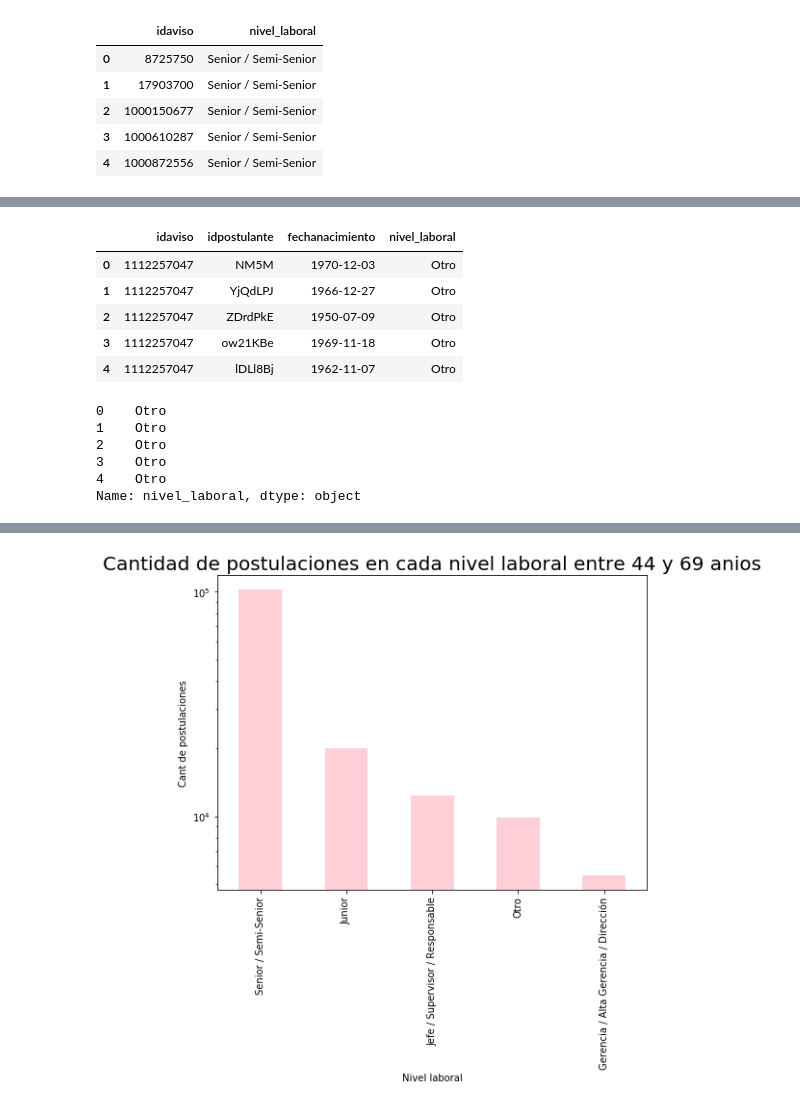
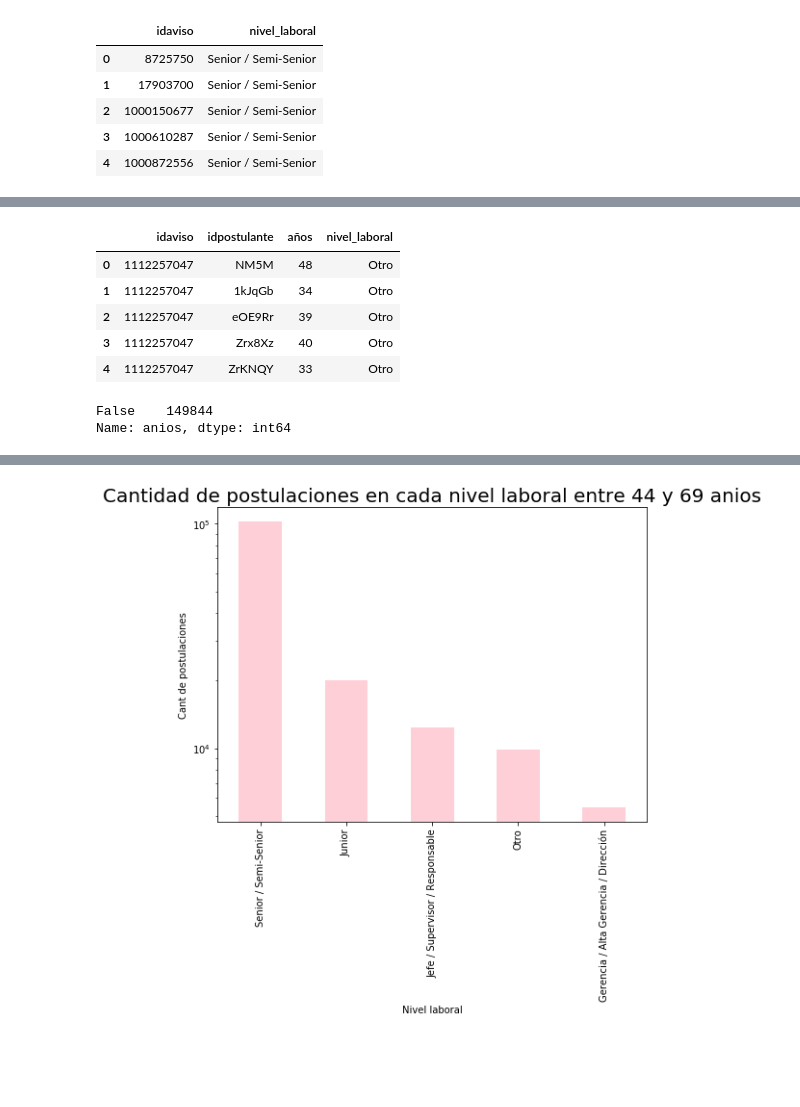
Before and after one commit to matfonseca/OrgaDatos, a Jupyter notebook: Analisis exploratorio.ipynb, the cells around one changed output, grey strips where cells are left out. Cells and saved outputs as stored; diff of their text form; code cells hidden in the pictures; blank space fills up the shorter version.

```diff
--- a/Analisis exploratorio.ipynb
+++ b/Analisis exploratorio.ipynb
@@ -308,8 +306,9 @@ data_ads_details['nivel_laboral'].isnull().value_counts()
 False    13534
 Name: nivel_laboral, dtype: int64
 # %%
-#me quedo con los postulantes de edaddes entre 44 y 69
-data_postulant_sex_age['fechanacimiento'] = pd.to_datetime(data_postulant_sex_age['fechanacimiento'], format = '%Y-%m-%d-%h',errors = 'coerce')
-data_age4069 = data_postulant_sex_age[(data_postulant_sex_age['fechanacimiento'].dt.year > 1949) & (data_postulant_sex_age['fechanacimiento'].dt.year < 1974)]
-data_age4069.head()
+#me quedo con los postulantes de edaddes entre 18 y 69
+data_postulant_sex_age['fechanacimiento'] = pd.to_datetime(data_postulant_sex_age['fechanacimiento'], format = '%Y-%m-%d',errors = 'coerce')
+data_age1869 = data_postulant_sex_age[(data_postulant_sex_age['fechanacimiento'].dt.year > 1949) & (data_postulant_sex_age['fechanacimiento'].dt.year <= 2000)]
+data_age1869['años'] = data_age1869['fechanacimiento'].map(lambda x: 2018 - x.year)
+data_age1869.head()
 # %% [output]
@@ -329,3 +333,9 @@ data_details1.head()
 | 2 | 1000150677 | Senior / Semi-Senior |
 | 3 | 1000610287 | Senior / Semi-Senior |
 | 4 | 1000872556 | Senior / Semi-Senior |
+# %%
+postulations_from18_to69 = pd.merge(data_postulation,data_age1869, on='idpostulante')
+
+
+postulations_from18_to69 = postulations_from18_to69[['idaviso','idpostulante','años']]
+postulations_from18_to69.head()
@@ -332,21 +349,17 @@ data_details1.head()
 # %%
-final_merge1 = pd.merge(postulations_from44_to69,data_details1, on='idaviso')
+final_merge1 = pd.merge(postulations_from18_to69,data_details1, on='idaviso')
 final_merge1.head()
 # %% [output]
-|  | idaviso | idpostulante | fechanacimiento | nivel_laboral |
-| 0 | 1112257047 | NM5M | 1970-12-03 | Otro |
-| 1 | 1112257047 | YjQdLPJ | 1966-12-27 | Otro |
-| 2 | 1112257047 | ZDrdPkE | 1950-07-09 | Otro |
-| 3 | 1112257047 | ow21KBe | 1969-11-18 | Otro |
-| 4 | 1112257047 | lDLl8Bj | 1962-11-07 | Otro |
+|  | idaviso | idpostulante | años | nivel_laboral |
+| 0 | 1112257047 | NM5M | 48 | Otro |
+| 1 | 1112257047 | 1kJqGb | 34 | Otro |
+| 2 | 1112257047 | eOE9Rr | 39 | Otro |
+| 3 | 1112257047 | Zrx8Xz | 40 | Otro |
+| 4 | 1112257047 | ZrKNQY | 33 | Otro |
 # %%
 #cuenta de la edad  de los postulantes
 final_merge1['anios'] = final_merge1['fechanacimiento'].map(lambda x: 2018 - x.year)
-final_merge1['nivel_laboral'].head()
+final_merge1['anios'].isnull().value_counts()
 # %% [output]
-0    Otro
-1    Otro
-2    Otro
-3    Otro
-4    Otro
-Name: nivel_laboral, dtype: object
+False    149844
+Name: anios, dtype: int64
```
Also changed, not shown: parts of 11 cells of this notebook, 1 other file.
